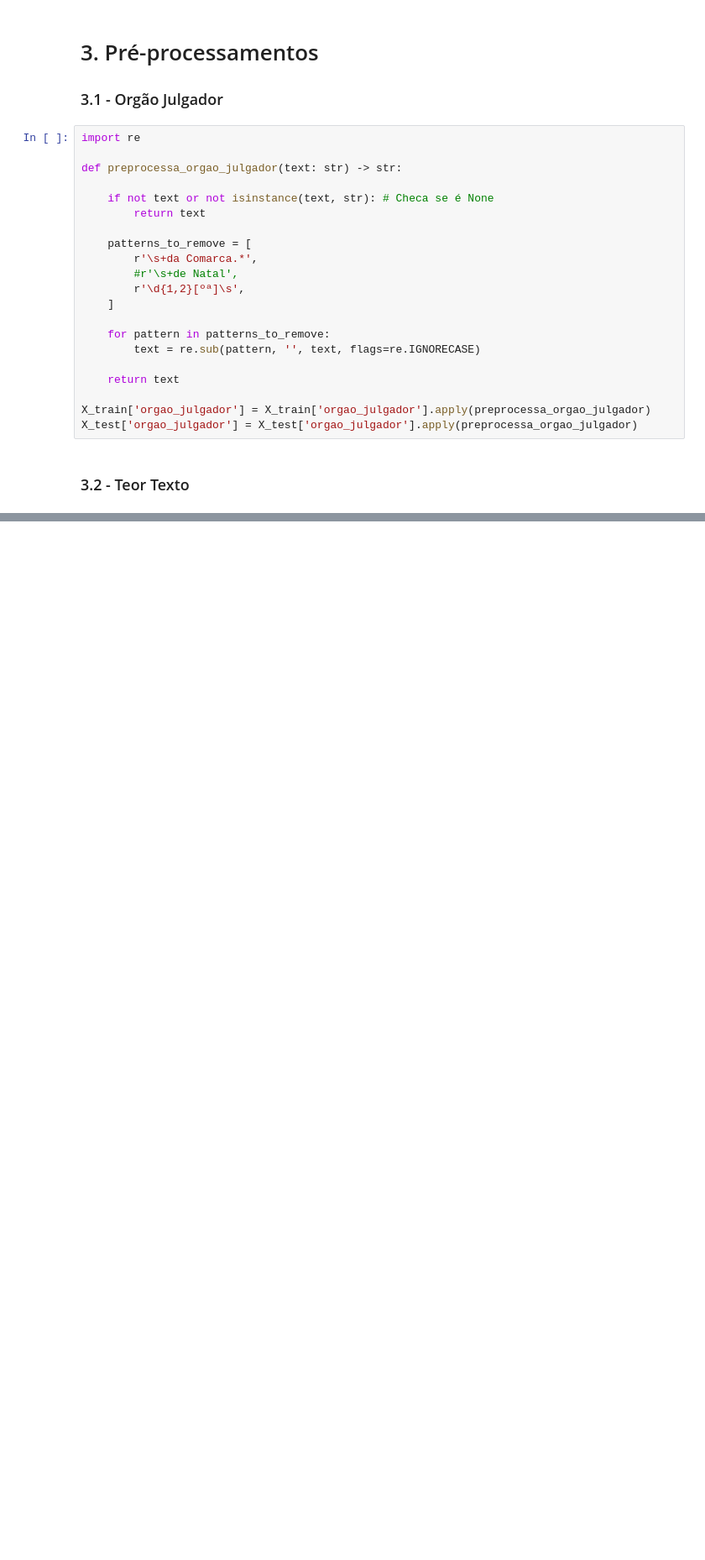
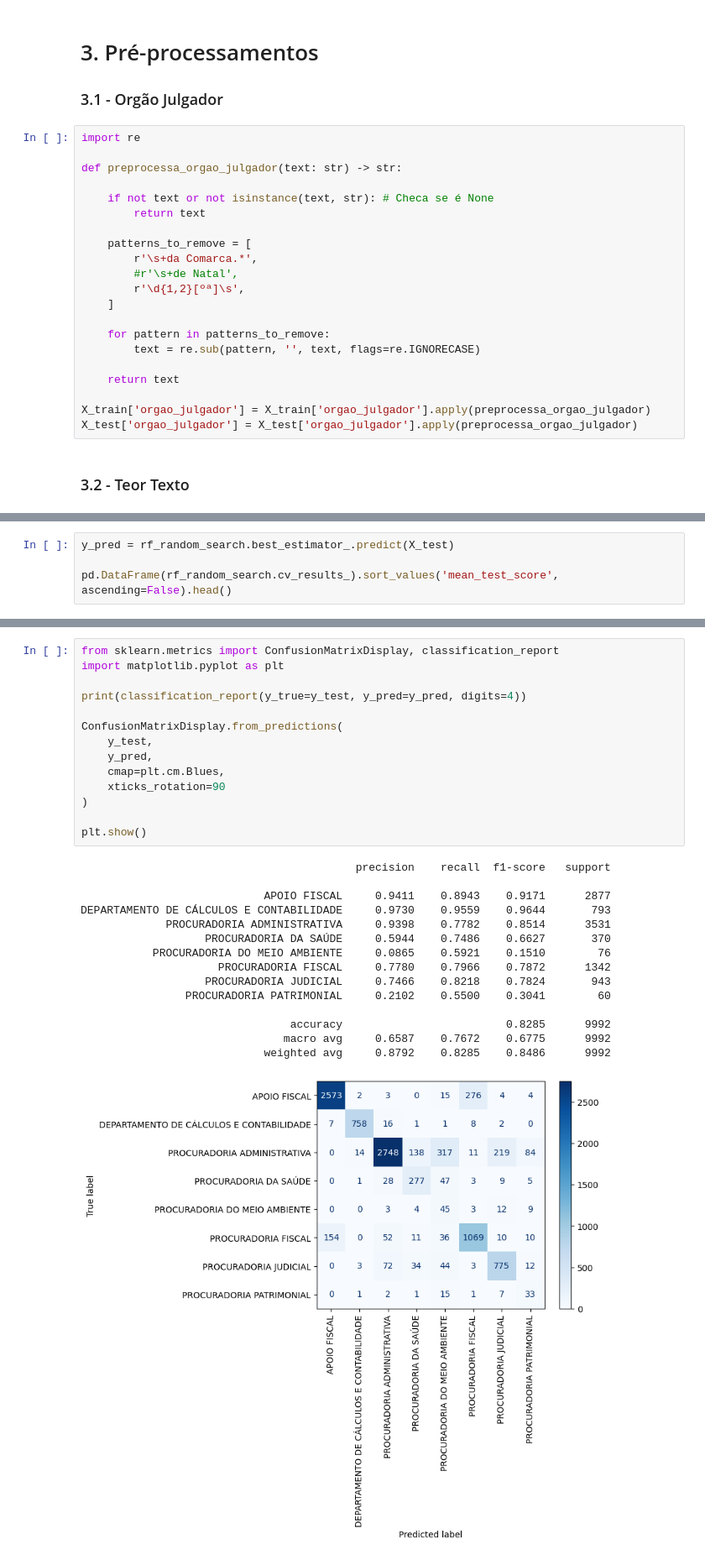
Before and after one commit to Esdras-Daniel/pgm-dataanalysis, a Jupyter notebook: 006_new_classificator_metadata.ipynb, the cells around one changed output, grey strips where cells are left out. Shown at 84% size. Drawn from its saved outputs; the diff is of its cells as text; blank space fills up the shorter version.

```diff
--- a/006_new_classificator_metadata.ipynb
+++ b/006_new_classificator_metadata.ipynb
@@ -211,0 +645,4 @@ X_test['teor_texto'] = X_test['teor_texto'].apply(preprocessa_teor_texto)
+# %%
+y_pred = rf_random_search.best_estimator_.predict(X_test)
+
+pd.DataFrame(rf_random_search.cv_results_).sort_values('mean_test_score', ascending=False).head()
@@ -211,0 +657,30 @@ X_test['teor_texto'] = X_test['teor_texto'].apply(preprocessa_teor_texto)
+# %%
+from sklearn.metrics import ConfusionMatrixDisplay, classification_report
+import matplotlib.pyplot as plt
+
+print(classification_report(y_true=y_test, y_pred=y_pred, digits=4))
+
+ConfusionMatrixDisplay.from_predictions(
+    y_test,
+    y_pred,
+    cmap=plt.cm.Blues,
+    xticks_rotation=90
+)
+
+plt.show()
+# %% [output]
+                                          precision    recall  f1-score   support
+
+                            APOIO FISCAL     0.9411    0.8943    0.9171      2877
+DEPARTAMENTO DE CÁLCULOS E CONTABILIDADE     0.9730    0.9559    0.9644       793
+             PROCURADORIA ADMINISTRATIVA     0.9398    0.7782    0.8514      3531
+                   PROCURADORIA DA SAÚDE     0.5944    0.7486    0.6627       370
+           PROCURADORIA DO MEIO AMBIENTE     0.0865    0.5921    0.1510        76
+                     PROCURADORIA FISCAL     0.7780    0.7966    0.7872      1342
+                   PROCURADORIA JUDICIAL     0.7466    0.8218    0.7824       943
+                PROCURADORIA PATRIMONIAL     0.2102    0.5500    0.3041        60
+
+                                accuracy                         0.8285      9992
+                               macro avg     0.6587    0.7672    0.6775      9992
+                            weighted avg     0.8792    0.8285    0.8486      9992
+[figure, added]
```
Also changed, not shown: parts of 44 cells of this notebook, 1 other file.
